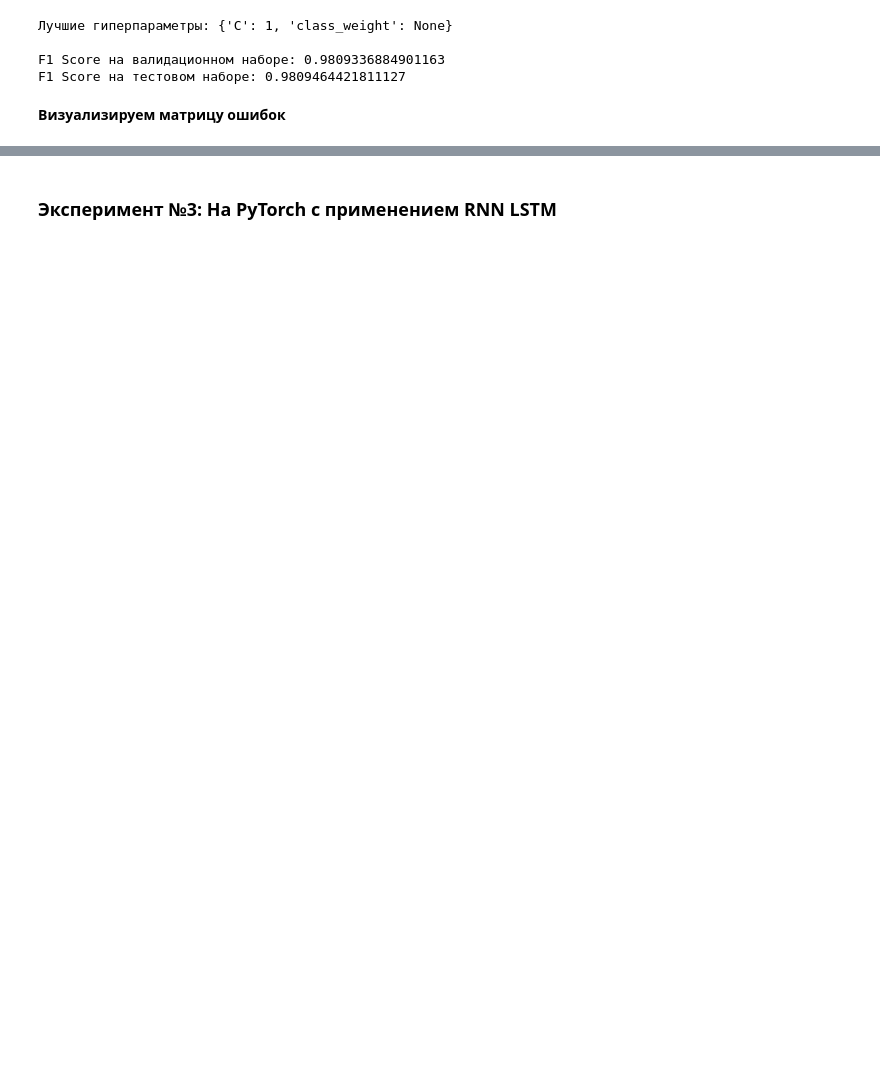
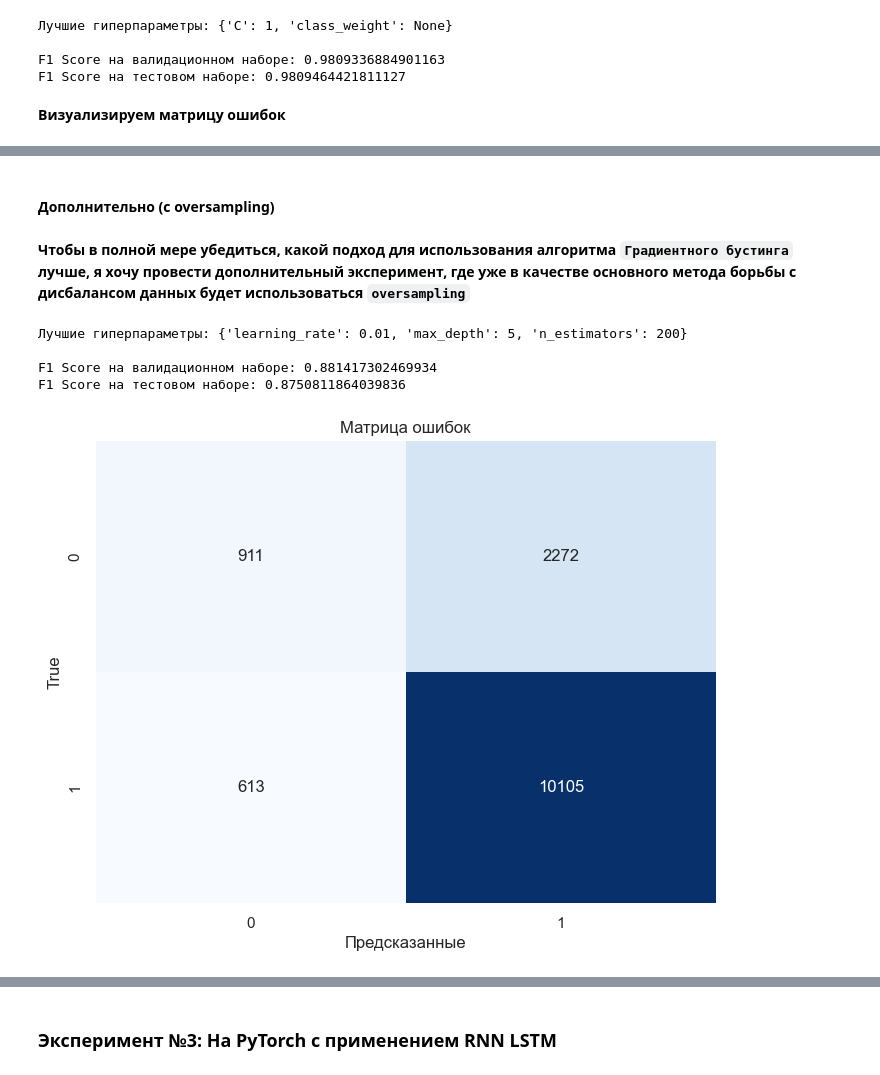
Before and after one commit to nikfilonenko/EDA_binary-text-classifier, a Jupyter notebook: src/notebooks/analysis_of_reviews_of_banks.ipynb, the cells around one changed output, grey strips where cells are left out. Cells and saved outputs as stored; diff of their text form; code cells hidden in the pictures; blank space fills up the shorter version.

```diff
--- a/src/notebooks/analysis_of_reviews_of_banks.ipynb
+++ b/src/notebooks/analysis_of_reviews_of_banks.ipynb
@@ -867,0 +938,71 @@ plt.show()
+# %% [markdown]
+#### Дополнительно (с oversampling)
+# %% [markdown]
+**Чтобы в полной мере убедиться, какой подход для использования алгоритма `Градиентного бустинга` лучше, я хочу провести дополнительный эксперимент, где уже в качестве основного метода борьбы с дисбалансом данных будет использоваться `oversampling`**
+# %%
+from imblearn.over_sampling import RandomOverSampler
+
+X_train, X_temp, y_train, y_temp = train_test_split(data_exp['review_lemmatize'], data_exp['info_rating'], test_size=0.3, random_state=42)
+X_valid, X_test, y_valid, y_test = train_test_split(X_temp, y_temp, test_size=0.5, random_state=42)
+
+# Векторизация текстовых данных с использованием TF-IDF
+vectorizer = TfidfVectorizer(max_features=5000)
+X_train_tfidf = vectorizer.fit_transform(X_train)
+X_valid_tfidf = vectorizer.transform(X_valid)
+X_test_tfidf = vectorizer.transform(X_test)
+
+# Применение oversampling к обучающему набору
+ros = RandomOverSampler(random_state=42)
+X_train_tfidf_resampled, y_train_resampled = ros.fit_resample(X_train_tfidf, y_train)
+
+# Определение параметров для поиска по сетке
+param_grid = {
+    'learning_rate': [0.001, 0.01, 0.1],
+    'max_depth': [3, 5, 7],
+    'n_estimators': [50, 100, 200]
+}
+
+# Инициализация XGBoost классификатора
+xgb_model = XGBClassifier(device='cuda')
+
+# Инициализация GridSearchCV
+grid_search = GridSearchCV(xgb_model, param_grid, scoring='f1', cv=5)
+
+# Запуск поиска по сетке
+grid_search.fit(X_train_tfidf_resampled, y_train_resampled)
+
+# Получение лучших гиперпараметров
+best_params = grid_search.best_params_
+
+# Получение лучшей модели
+best_model = grid_search.best_estimator_
+
+# Предсказания на валидационном наборе
+y_pred = best_model.predict(X_valid_tfidf)
+f1 = f1_score(y_valid, y_pred)
+
+# Предсказания на тестовом наборе
+y_pred_test = best_model.predict(X_test_tfidf)
+f1_test = f1_score(y_test, y_pred_test)
+
+# Вывод результатов
+print(f'Лучшие гиперпараметры: {Fore.RED}{best_params}{Style.RESET_ALL}')
+print(f'\nF1 Score на валидационном наборе: {Fore.BLUE}{f1}{Style.RESET_ALL}')
+print(f'F1 Score на тестовом наборе: {Fore.GREEN}{f1_test}{Style.RESET_ALL}')
+
+# Построение матрицы ошибок
+cm = confusion_matrix(y_test, y_pred_test)
+
+# Визуализация матрицы ошибок
+plt.figure(figsize=(8, 6))
+sns.heatmap(cm, annot=True, fmt='d', cmap='Blues', cbar=False)
+plt.xlabel('Предсказанные')
+plt.ylabel('True')
+plt.title('Матрица ошибок')
+plt.show()
+# %% [output]
+Лучшие гиперпараметры: {'learning_rate': 0.01, 'max_depth': 5, 'n_estimators': 200}
+
+F1 Score на валидационном наборе: 0.881417302469934
+F1 Score на тестовом наборе: 0.8750811864039836
+[figure, added]
```
Also changed, not shown: parts of 28 cells of this notebook.
